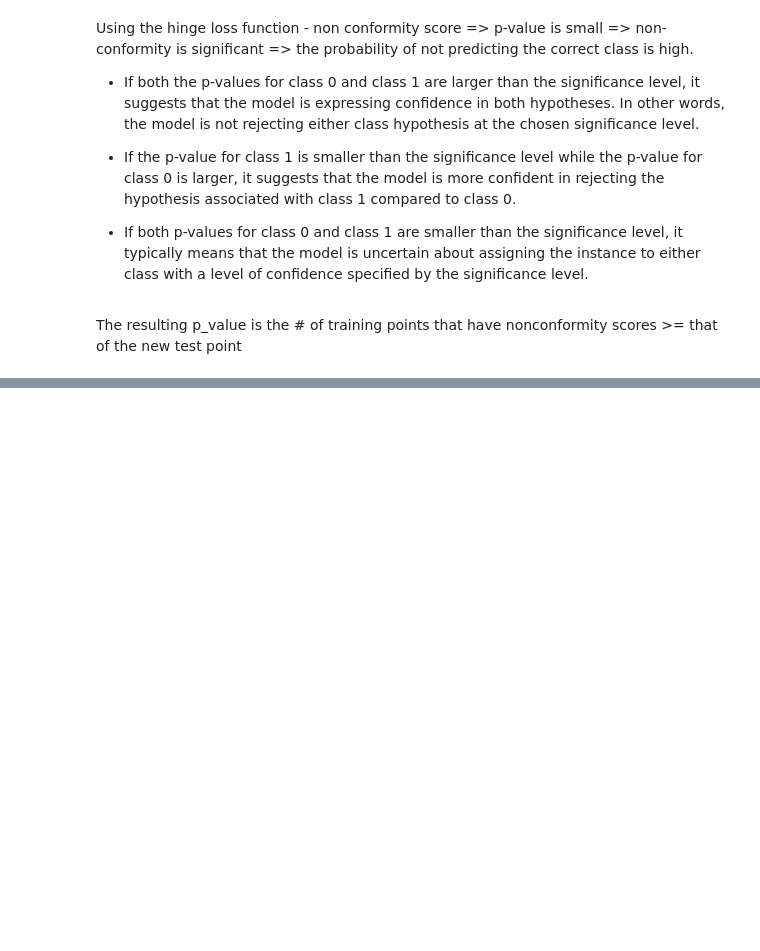
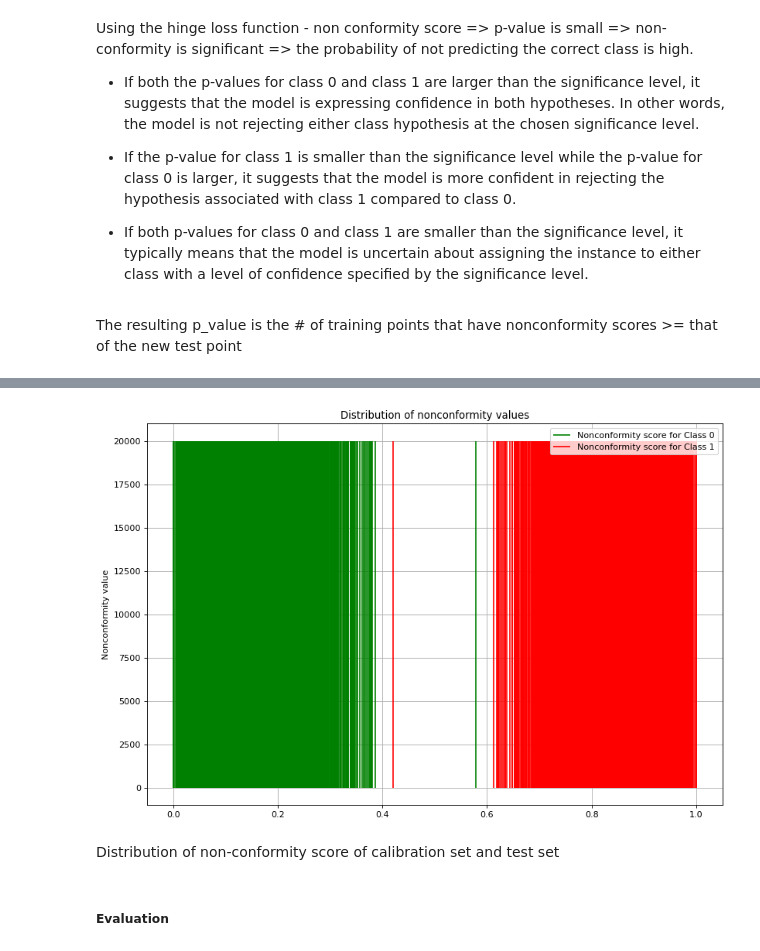
Before and after one commit to haileyvu9/RP, a Jupyter notebook: Research_project_Hailey.ipynb, the cells around one changed output, grey strips where cells are left out. Drawn from its saved outputs; the diff is of its cells as text; code cells hidden in the pictures; blank space fills up the shorter version.

```diff
--- a/Research_project_Hailey.ipynb
+++ b/Research_project_Hailey.ipynb
@@ -408,0 +440,3 @@ non_conformity_scores_test
+# %%
+non_conformity_scores_y_test_class_0 = 1 - y_pred_score_test[:,0]
+non_conformity_scores_y_test_class_1 = 1 - y_pred_score_test[:,1]
@@ -408,0 +463,20 @@ non_conformity_scores_test
+# %%
+# many lines
+plt.figure(figsize=(12, 8), dpi=80)
+plt.vlines(x = non_conformity_scores_y_test_class_0, ymin = 0, ymax = 20000, colors = 'green',
+           label = 'Nonconformity score for Class 0')
+
+plt.vlines(x = non_conformity_scores_y_test_class_1, ymin = 0, ymax = 20000, colors = 'red',
+           label = 'Nonconformity score for Class 1')
+plt.grid(True)
+plt.ylabel('Nonconformity value')
+plt.title('Distribution of nonconformity values')
+
+plt.legend( loc='upper right')
+plt.show()
+# %% [output]
+[figure, added]
+# %% [markdown]
+Distribution of non-conformity score of calibration set and test set
+# %% [markdown]
+##### Evaluation
```
Also changed, not shown: parts of 14 cells of this notebook.
